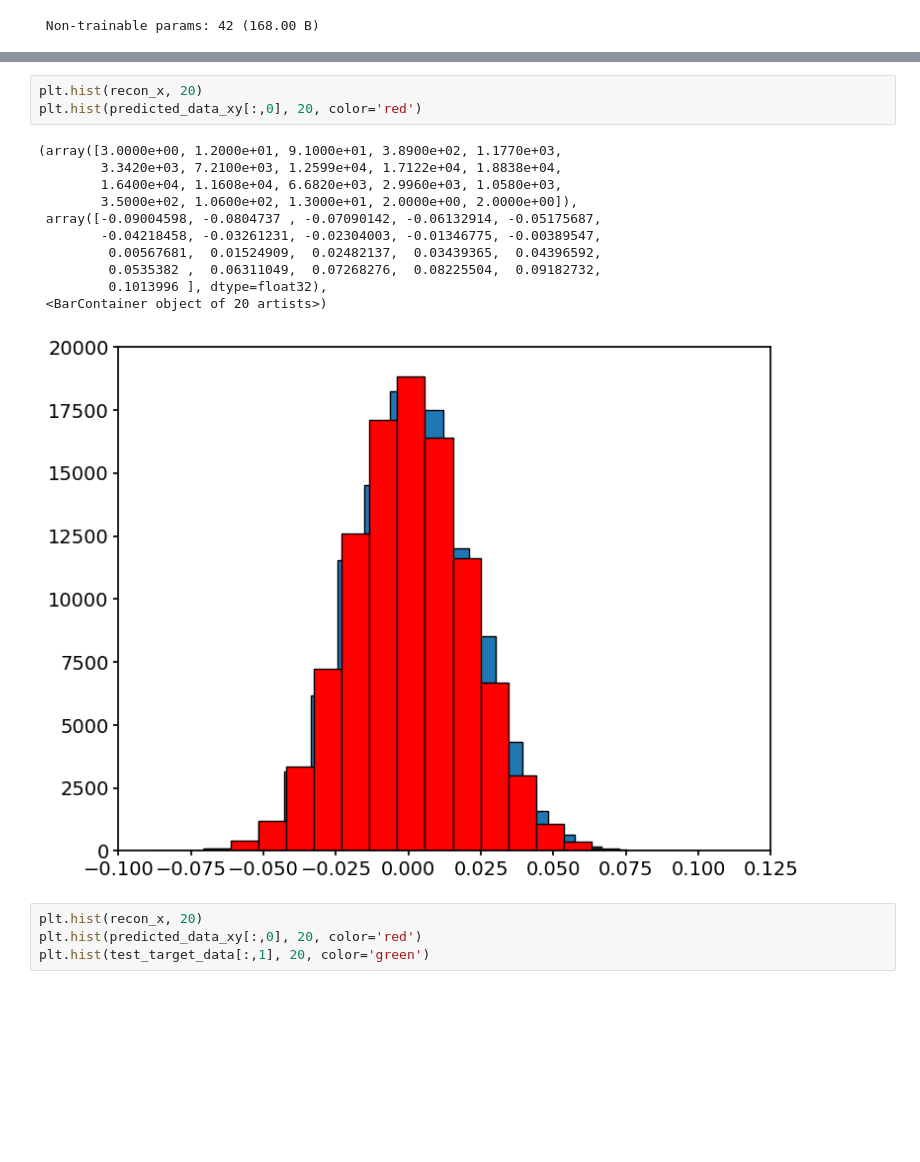
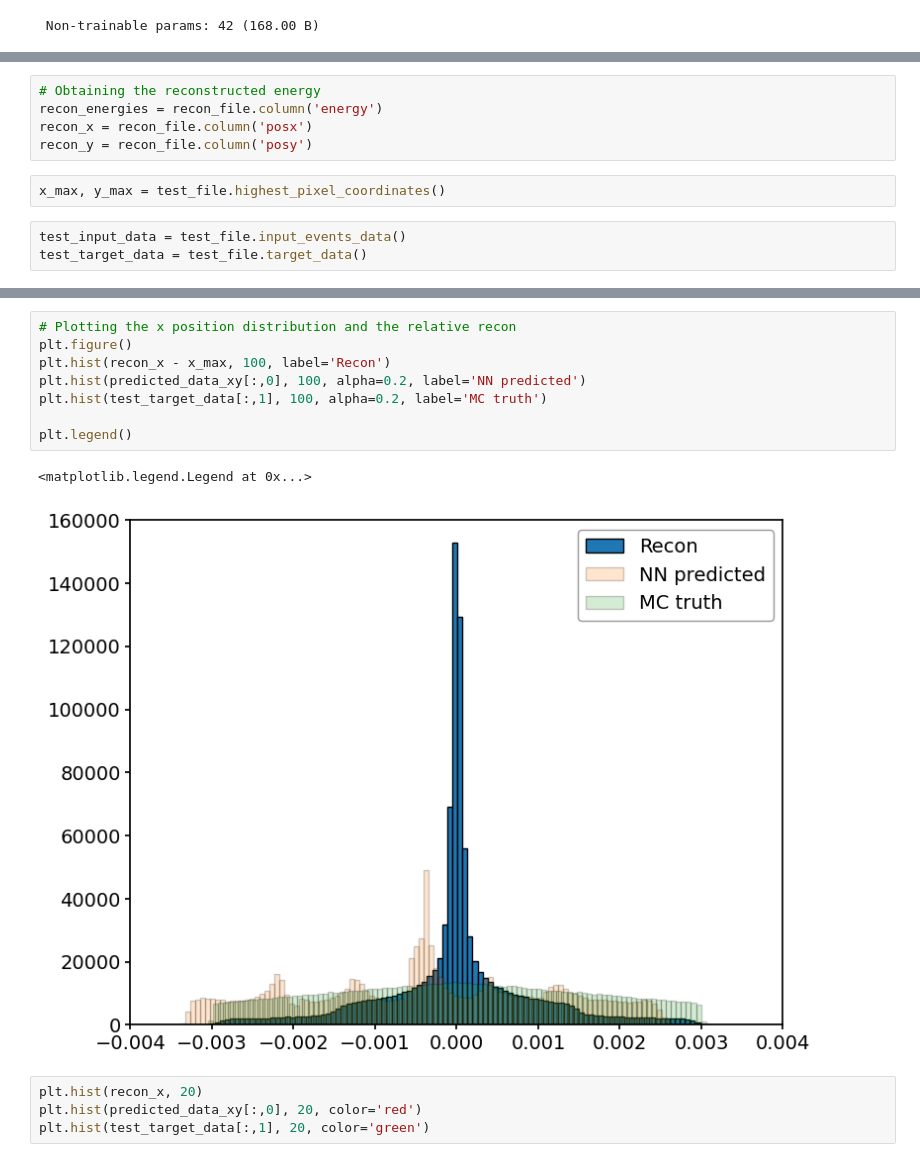
Before and after one commit to chiaratomaiuolo/xrayreco, a Jupyter notebook: xrayreco/bin/nn_2_attempt.ipynb, the cells around one changed output, grey strips where cells are left out. Drawn from its saved outputs; the diff is of its cells as text; blank space fills up the shorter version.

```diff
--- a/xrayreco/nn_2_attempt.ipynb
+++ b/xrayreco/bin/nn_2_attempt.ipynb
@@ -329,3 +338,13 @@ dict_keys(['accuracy', 'loss', 'val_accuracy', 'val_loss'])
+# %%
+# Obtaining the reconstructed energy
+recon_energies = recon_file.column('energy')
+recon_x = recon_file.column('posx')
+recon_y = recon_file.column('posy')
+# %%
+x_max, y_max = test_file.highest_pixel_coordinates()
+# %%
+test_input_data = test_file.input_events_data()
+test_target_data = test_file.target_data()
 # %%
 predicted_data_xy = model_xy.predict(test_input_data)
 # %% [output]
@@ -333,18 +352,14 @@ predicted_data_xy = model_xy.predict(test_input_data)
-# %%
-plt.hist(recon_x, 20)
-plt.hist(predicted_data_xy[:,0], 20, color='red')
-# %% [output]
-(array([3.0000e+00, 1.2000e+01, 9.1000e+01, 3.8900e+02, 1.1770e+03,
-        3.3420e+03, 7.2100e+03, 1.2599e+04, 1.7122e+04, 1.8838e+04,
-        1.6400e+04, 1.1608e+04, 6.6820e+03, 2.9960e+03, 1.0580e+03,
-        3.5000e+02, 1.0600e+02, 1.3000e+01, 2.0000e+00, 2.0000e+00]),
- array([-0.09004598, -0.0804737 , -0.07090142, -0.06132914, -0.05175687,
-        -0.04218458, -0.03261231, -0.02304003, -0.01346775, -0.00389547,
-         0.00567681,  0.01524909,  0.02482137,  0.03439365,  0.04396592,
-         0.0535382 ,  0.06311049,  0.07268276,  0.08225504,  0.09182732,
-         0.1013996 ], dtype=float32),
- <BarContainer object of 20 artists>)
-[figure, removed]
+# %%
+# Plotting the x position distribution and the relative recon
+plt.figure()
+plt.hist(recon_x - x_max, 100, label='Recon')
+plt.hist(predicted_data_xy[:,0], 100, alpha=0.2, label='NN predicted')
+plt.hist(test_target_data[:,1], 100, alpha=0.2, label='MC truth')
+
+plt.legend()
+# %% [output]
+<matplotlib.legend.Legend at 0x...>
+[figure, added]
 # %%
 plt.hist(recon_x, 20)
 plt.hist(predicted_data_xy[:,0], 20, color='red')
```
Also changed, not shown: parts of 14 cells of this notebook, 13 other files.
